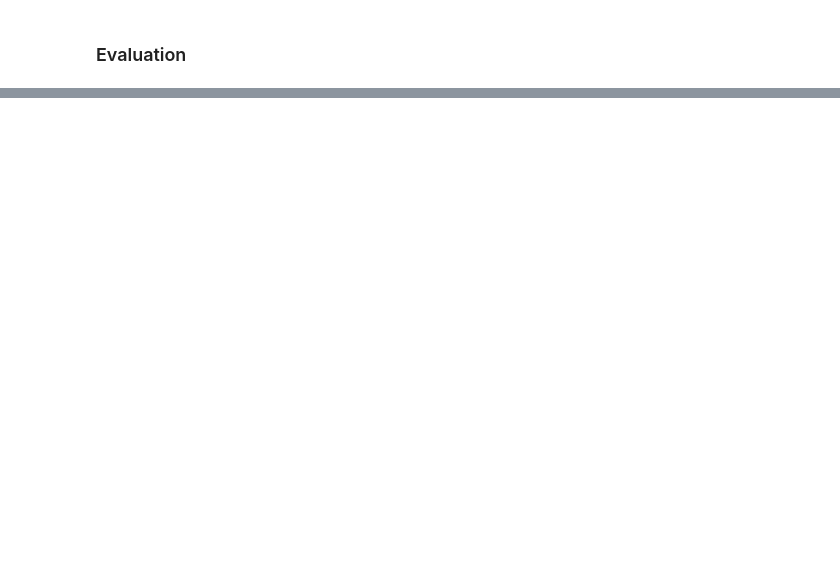
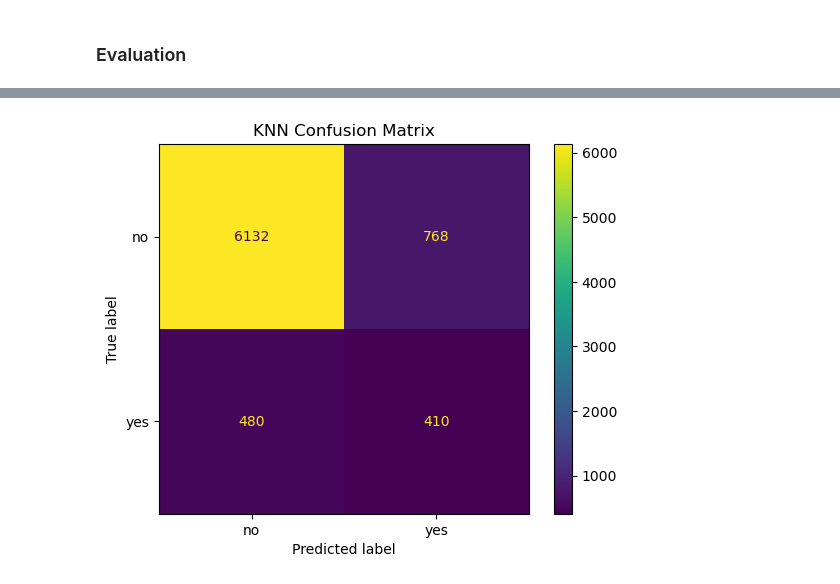
Before and after one commit to mattdabit/bank-marketing, a Jupyter notebook: bank_marketing.ipynb, the cells around one changed output, grey strips where cells are left out. Cells and saved outputs as stored; diff of their text form; code cells hidden in the pictures; blank space fills up the shorter version.

```diff
--- a/bank_marketing.ipynb
+++ b/bank_marketing.ipynb
@@ -438,0 +486,17 @@ joblib.dump(grid_tree.best_estimator_, 'bank_marketing_decision_tree.pkl')
+# %%
+knn_pipe = Pipeline([
+    ('preprocessor', preprocessor),
+    ('smote', SMOTE(random_state=42)),
+    ('knn', KNeighborsClassifier()),
+])
+
+params = {
+    'smote__k_neighbors': [3, 5],
+    'smote__sampling_strategy': [.3, .5],
+    'knn__n_neighbors': [3, 5],
+    "preprocessor__poly__degree": [2, 3]
+}
+
+grid_knn = GridSearchCV(knn_pipe, param_grid=params, scoring=recall_scorer, verbose=1)
+grid_knn.fit(X_train, y_train)
+print(grid_knn.best_params_)
@@ -440,0 +798,10 @@ joblib.dump(grid_tree.best_estimator_, 'bank_marketing_decision_tree.pkl')
+# %%
+# KNN confusion matrix
+cm = confusion_matrix(y_test, grid_knn.best_estimator_.predict(X_test))
+fig = ConfusionMatrixDisplay(cm, display_labels=grid_knn.best_estimator_.classes_)
+fig.plot()
+fig.ax_.set_title('KNN Confusion Matrix')
+plt.savefig('images/knn_cm.png', dpi=100)
+plt.show()
+# %% [output]
+[figure, added]
```
Also changed, not shown: parts of 33 cells of this notebook, 10 other files.
